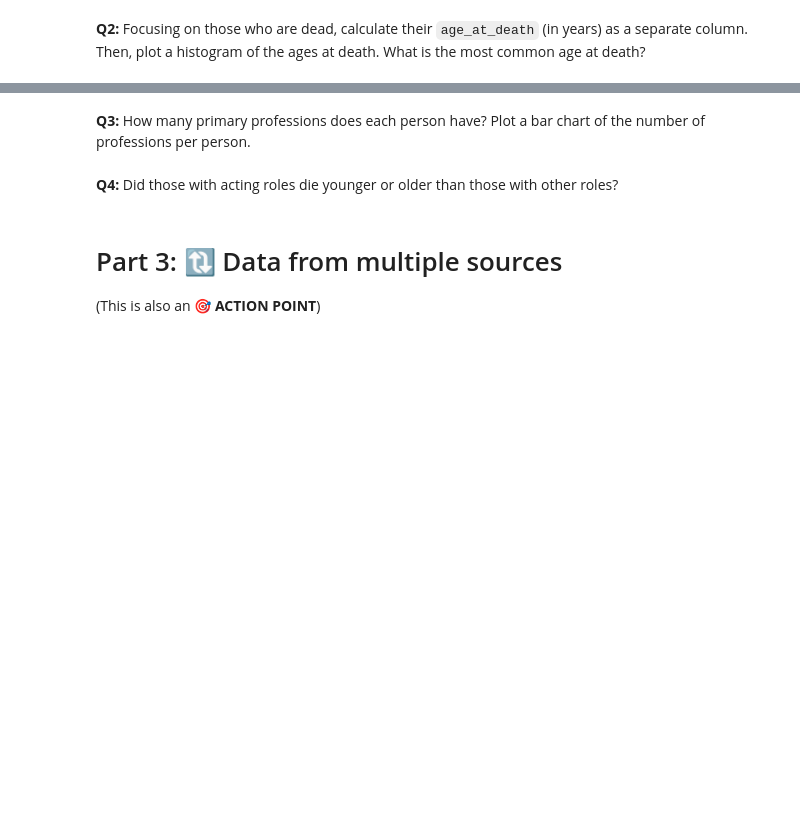
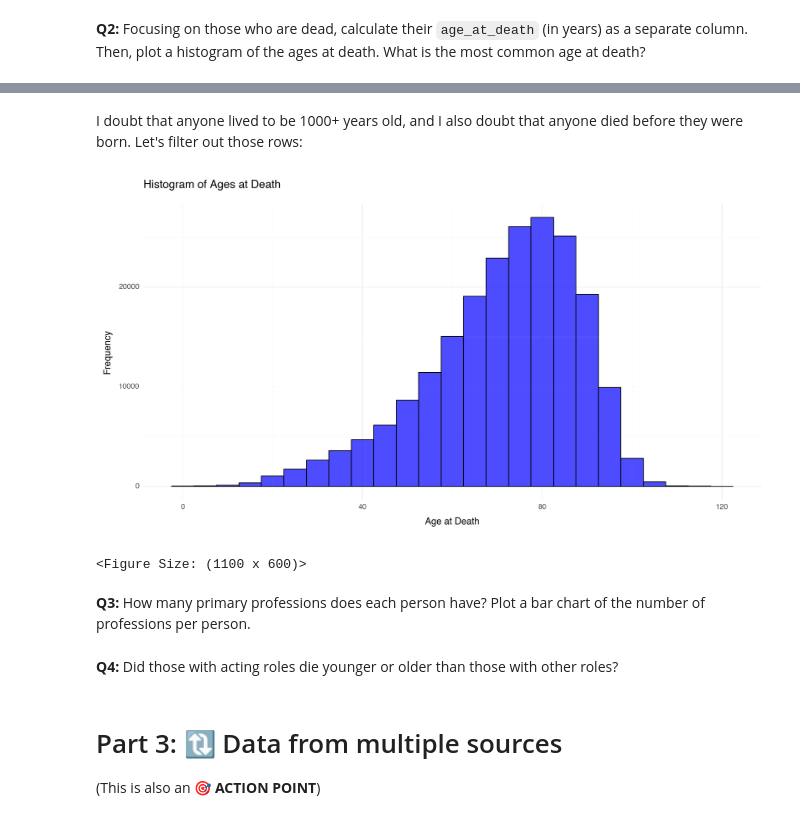
Before and after one commit to lse-ds105/w08-w09-imdb-data, a Jupyter notebook: notebooks/LSE_DS105A_W08_lecture.ipynb, the cells around one changed output, grey strips where cells are left out. Cells and saved outputs as stored; diff of their text form; code cells hidden in the pictures; blank space fills up the shorter version.

```diff
--- a/notebooks/LSE_DS105A_W08_lecture.ipynb
+++ b/notebooks/LSE_DS105A_W08_lecture.ipynb
@@ -111,3 +179,6 @@ Work in groups (same composition as your group project) and do the following:
+# %%
+df_name_basics["deathYear"] = df_name_basics["deathYear"].astype('Int16')
+df_name_basics["birthYear"] = df_name_basics["birthYear"].astype('Int16')
 # %% [markdown]
 # Part 2: 📊 Exploring the data
 
@@ -120,0 +190,3 @@ Let's pose a few questions to the data:
+# %%
+df_name_basics['is_alive'] = df_name_basics['deathYear'].isna()
+df_name_basics['is_alive'].value_counts()
@@ -124,0 +208,9 @@ Let's pose a few questions to the data:
+# %%
+df_name_basics['age_at_death'] = df_name_basics['deathYear'] - df_name_basics['birthYear']
+
+valid_rows = df_name_basics['is_alive'] == False
+
+plot_df = df_name_basics[valid_rows]
+
+# Investigate problems with the data
+plot_df['age_at_death'].describe()
@@ -125,3 +227,24 @@ Let's pose a few questions to the data:
+# %% [markdown]
+I doubt that anyone lived to be 1000+ years old, and I also doubt that anyone died before they were born. Let's filter out those rows:
+# %%
+# Redefine valid_rows
+valid_rows = (df_name_basics['is_alive'] == False) & (df_name_basics['age_at_death'] > 0) & (df_name_basics['age_at_death'] < 150)
+
+# Redefine plot_df
+plot_df = df_name_basics[valid_rows]
+# %%
+p = (
+    ggplot(plot_df, aes(x='age_at_death')) +
+    geom_histogram(binwidth=5, fill='blue', color='black', alpha=0.7) +
+    labs(title='Histogram of Ages at Death', x='Age at Death', y='Frequency') +
+    theme_minimal() +
+    theme(figure_size=(11, 6))
+)
+
+p
+# %% [output]
+[figure, added]
+<Figure Size: (1100 x 600)>
 # %% [markdown]
 **Q3:** How many primary professions does each person have? Plot a bar chart of the number of professions per person.
 # %%
```
Also changed, not shown: parts of 15 cells of this notebook.
